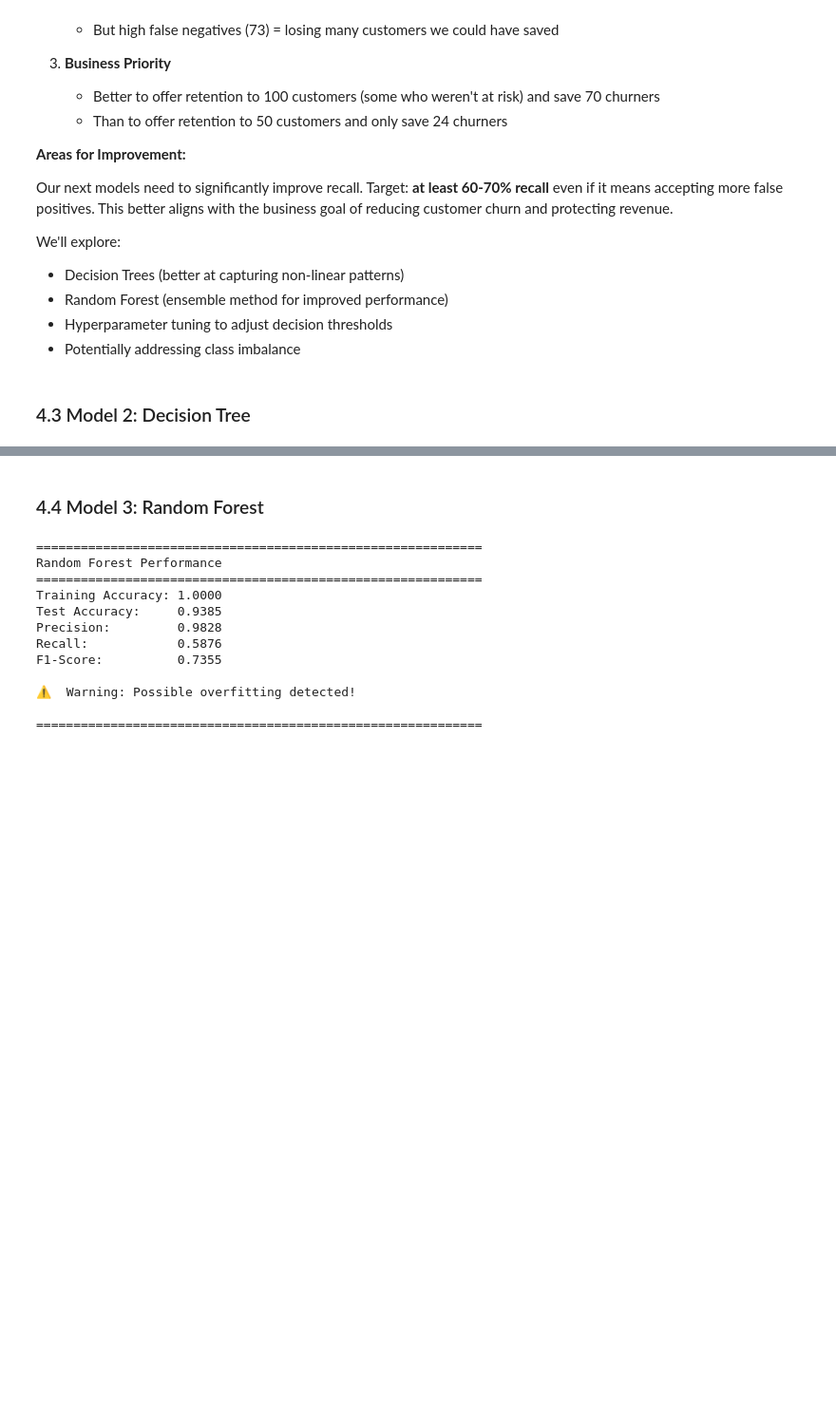
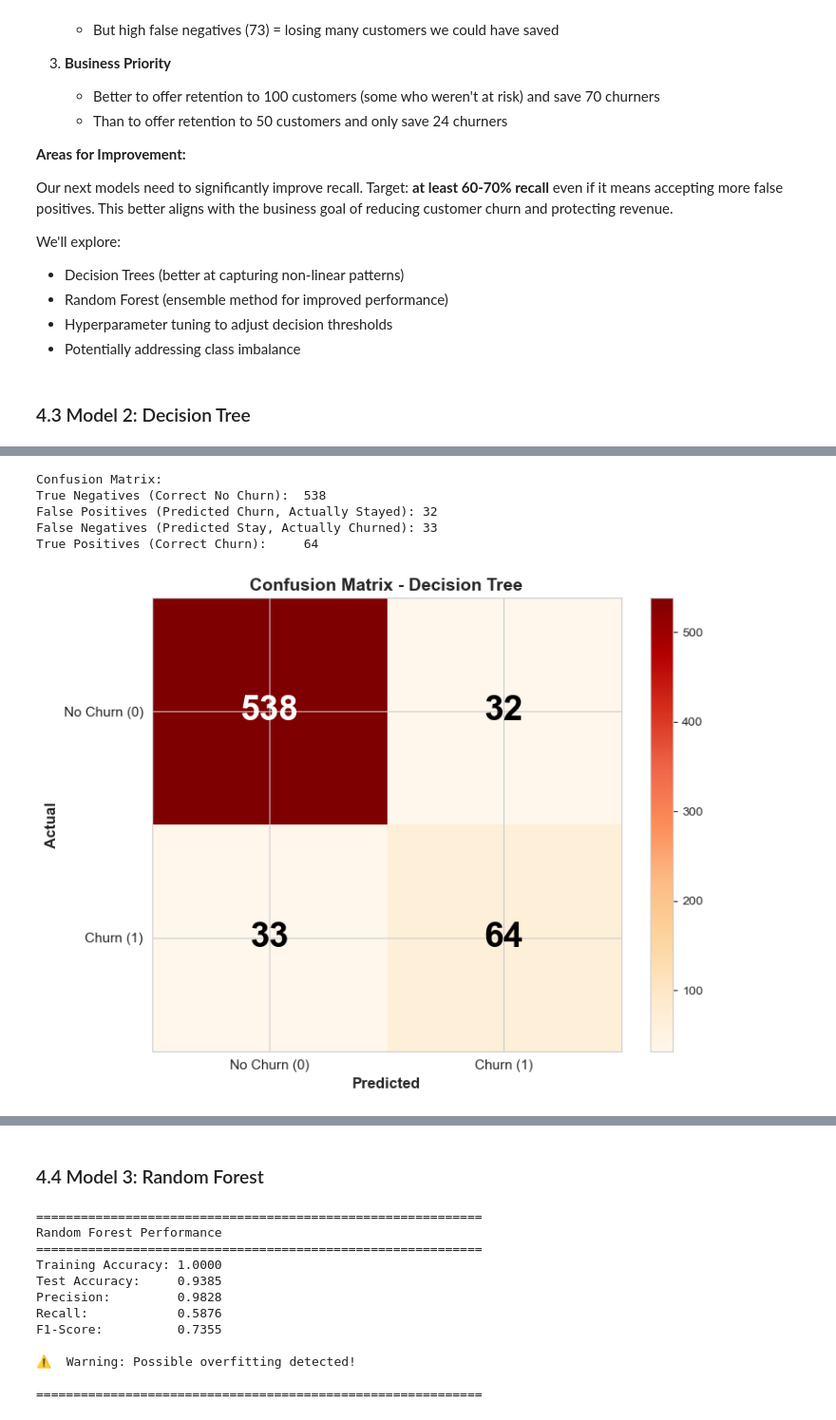
Before and after one commit to mkxangie/SyriaTel-Project, a Jupyter notebook: syriatel.ipynb, the cells around one changed output, grey strips where cells are left out. Shown at 95% size. Saved outputs shown, nothing was run; the diff lists cells and outputs as text; code cells hidden in the pictures; blank space fills up the shorter version.

Commit message:
decision tree, confusion matrix and findings done

```diff
--- a/syriatel.ipynb
+++ b/syriatel.ipynb
@@ -810,0 +786,3 @@ weighted avg       0.90      0.90      0.90       667
+# %%
+# Fit the model on UNSCALED training data
+dt_model.fit(X_train, y_train)
@@ -810,0 +791,6 @@ weighted avg       0.90      0.90      0.90       667
+# %%
+# Make predictions on both training and test data
+y_train_pred_dt = dt_model.predict(X_train)
+y_test_pred_dt = dt_model.predict(X_test)
+
+print("✓ Predictions complete!")
@@ -810,0 +837,47 @@ weighted avg       0.90      0.90      0.90       667
+# %%
+# Create confusion matrix
+cm_dt = confusion_matrix(y_test, y_test_pred_dt)
+
+# Print values
+print("Confusion Matrix:")
+print(f"True Negatives (Correct No Churn):  {cm_dt[0,0]}")
+print(f"False Positives (Predicted Churn, Actually Stayed): {cm_dt[0,1]}")
+print(f"False Negatives (Predicted Stay, Actually Churned): {cm_dt[1,0]}")
+print(f"True Positives (Correct Churn):     {cm_dt[1,1]}")
+print()
+
+# Create figure
+fig, ax = plt.subplots(figsize=(8, 6))
+
+# Plot with manual text color control
+im = ax.imshow(cm_dt, cmap='OrRd', aspect='auto')
+
+# Manually add text to each cell with contrasting colors
+for i in range(2):
+    for j in range(2):
+        text_color = 'white' if cm_dt[i, j] > cm_dt.max()/2 else 'black'
+        text = ax.text(j, i, cm_dt[i, j],
+                      ha="center", va="center",
+                      color=text_color, fontsize=28, fontweight='bold')
+
+# Set labels
+ax.set_xticks([0, 1])
+ax.set_yticks([0, 1])
+ax.set_xticklabels(['No Churn (0)', 'Churn (1)'], fontsize=11)
+ax.set_yticklabels(['No Churn (0)', 'Churn (1)'], fontsize=11)
+ax.set_xlabel('Predicted', fontsize=12, fontweight='bold')
+ax.set_ylabel('Actual', fontsize=12, fontweight='bold')
+ax.set_title('Confusion Matrix - Decision Tree', fontsize=14, fontweight='bold')
+
+# Add colorbar
+plt.colorbar(im, ax=ax)
+
+plt.tight_layout()
+plt.show()
+# %% [output]
+Confusion Matrix:
+True Negatives (Correct No Churn):  538
+False Positives (Predicted Churn, Actually Stayed): 32
+False Negatives (Predicted Stay, Actually Churned): 33
+True Positives (Correct Churn):     64
+[figure, added]
```
Also changed, not shown: parts of 9 cells of this notebook.
